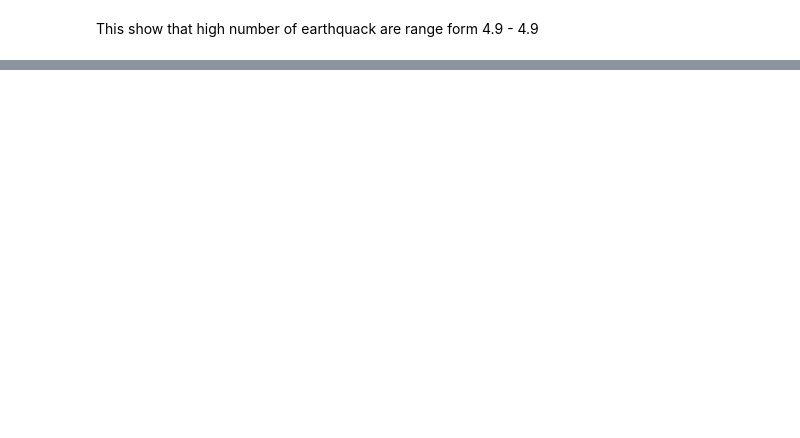
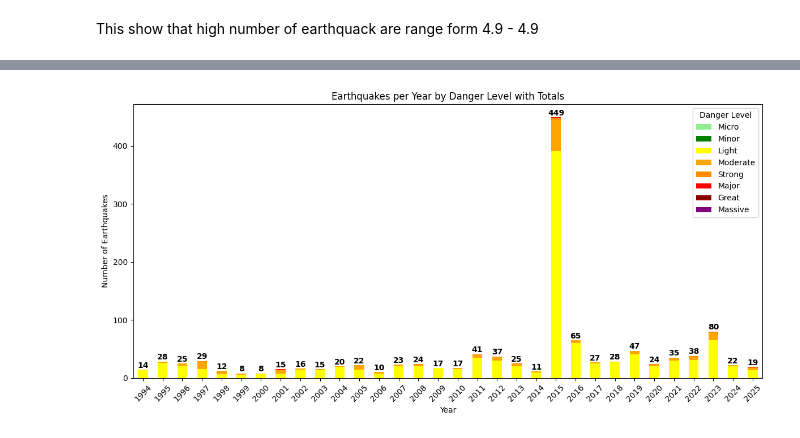
Before and after one commit to LAFFI01/Earthquake_Nepal, a Jupyter notebook: EDA.ipynb, the cells around one changed output, grey strips where cells are left out. Drawn from its saved outputs; the diff is of its cells as text; code cells hidden in the pictures; blank space fills up the shorter version.

```diff
--- a/EDA.ipynb
+++ b/EDA.ipynb
@@ -276,12 +218,0 @@ sns.catplot(df['magnitude'])
-# %%
-red = []
-org = []
-green = []
-
-for i in df['magnitude'].values:
-    if i < 5:
-        green.append(i)
-    elif i >= 5 and i < 6:
-        org.append(i)
-    else:
-        red.append(i)
@@ -287,0 +238,38 @@ for i in df['magnitude'].values:
+# %%
+# --- Ensure datetime and extract year ---
+df['AD_date'] = pd.to_datetime(df['AD_date'], errors='coerce')
+df['year'] = df['AD_date'].dt.year
+
+# --- Categorize magnitudes using mag_info ---
+df['danger_level'] = df['magnitude'].apply(lambda x: mag_info(x)[0])
+
+# --- Count per year per danger level ---
+count_df = df.groupby(['year', 'danger_level']).size().unstack(fill_value=0)
+
+# --- Add total per year ---
+count_df['total'] = count_df.sum(axis=1)
+
+# --- Define order of danger levels ---
+danger_order = ["Micro","Minor","Light","Moderate","Strong","Major","Great","Massive"]
+
+# Reindex columns to include all danger levels, even if missing
+plot_df = count_df.reindex(columns=danger_order, fill_value=0)
+
+colors = ["lightgreen","green","yellow","orange","darkorange","red","darkred","purple"]
+
+# --- Plot stacked bar chart ---
+ax = plot_df.plot(kind='bar', stacked=True, figsize=(12,6), color=colors)
+
+# --- Add total labels on top of bars ---
+for i, total in enumerate(count_df['total']):
+    ax.text(i, total + 0.5, str(total), ha='center', va='bottom', fontweight='bold')
+
+plt.xlabel("Year")
+plt.ylabel("Number of Earthquakes")
+plt.title("Earthquakes per Year by Danger Level with Totals")
+plt.legend(title="Danger Level")
+plt.xticks(rotation=45)
+plt.tight_layout()
+plt.show()
+# %% [output]
+[figure, added]
```
Also changed, not shown: parts of 44 cells of this notebook.
